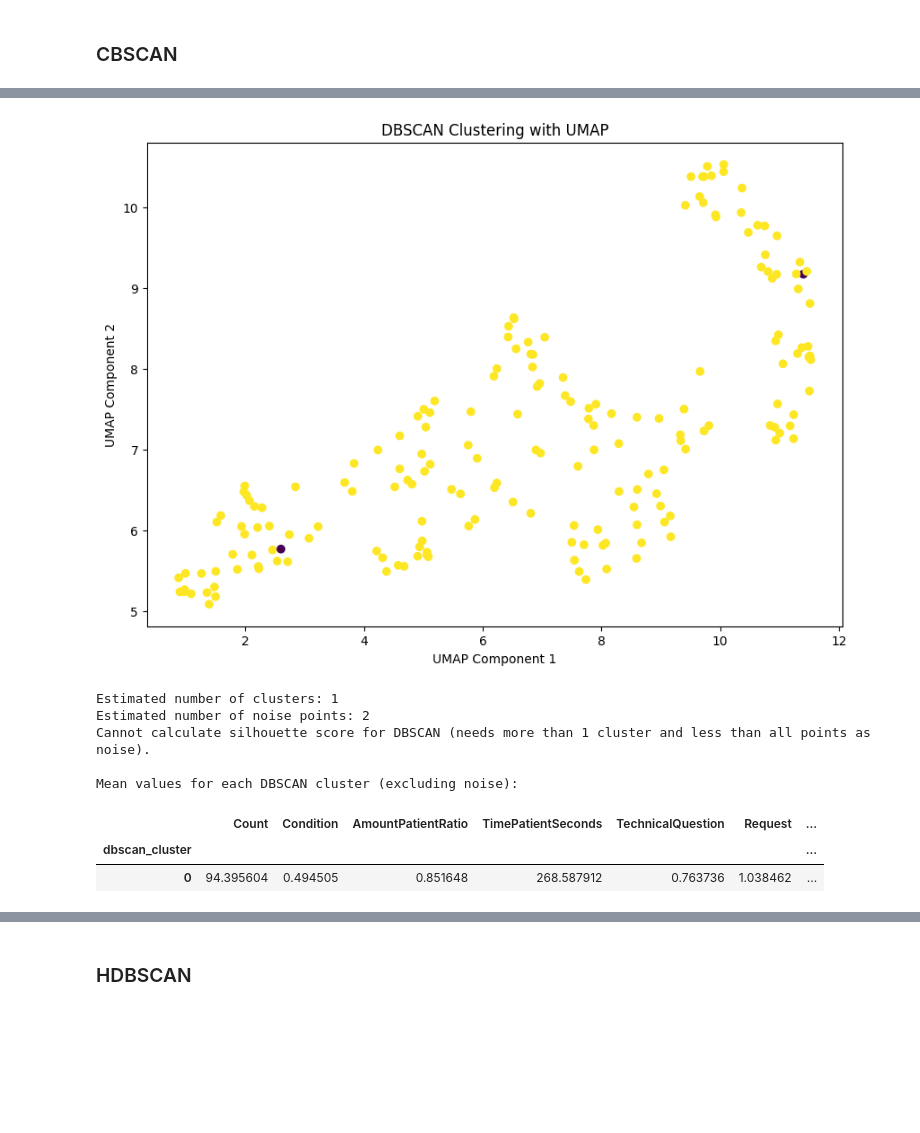
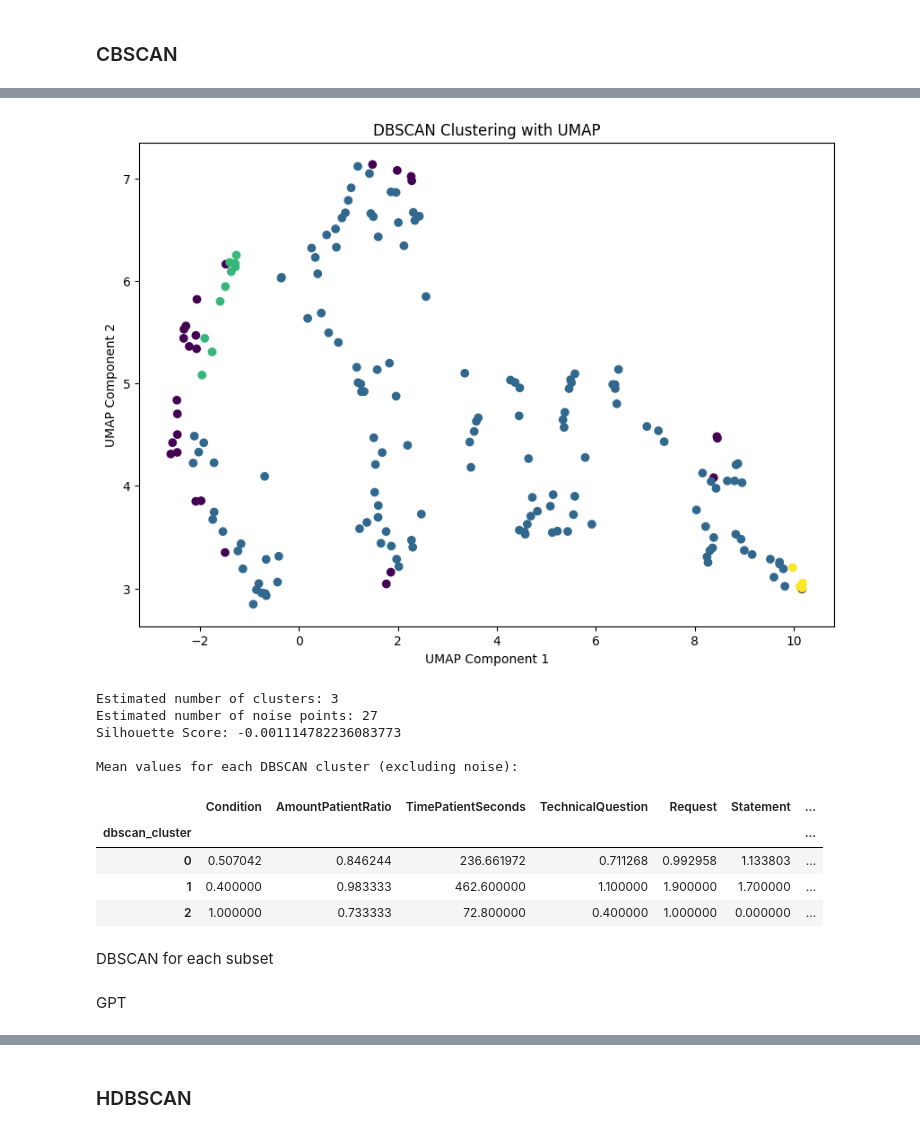
Before and after one commit to Mayra-N-S/CAS_ADS, a Jupyter notebook: Final Project/Assignment/CAS_Final_Project.ipynb, the cells around one changed output, grey strips where cells are left out. Saved outputs shown, nothing was run; the diff lists cells and outputs as text; code cells hidden in the pictures; blank space fills up the shorter version.

```diff
--- a/Final Project/Assignment/CAS_Final_Project.ipynb
+++ b/Final Project/Assignment/CAS_Final_Project.ipynb
@@ -270,7 +270,7 @@ axes[1].tick_params(axis='x', rotation=0)
 # %% [output]
 [figure]
 # %%
-df = pd.DataFrame(df2)
+#df = pd.DataFrame(df2)
 selected_columns = ['Condition','TechnicalQuestion', 'Request', 'Statement', 'Differentiate', 'Exclude', 'SupportDiagnostics', 'SupportManagement','Other']  # Replace with desired column names
 
 sum_replies = df[selected_columns]
@@ -1216,3 +1216,13 @@ Possible further models for our data could for example be the DBSCAN or the Gaus
 ![Different Clustering Models](https://github.com/Mayra-N-S/CAS_ADS/blob/main/Final%20Project/Assignment/DifferentClusteringModels.jpg?raw=1)
 # %% [markdown]
 ### CBSCAN
+# %%
+#Create a dataframe with the necessary variables
+clustering_df2 = df2[['Condition', 'AmountPatientRatio', 'TimePatientSeconds', 'TechnicalQuestion', 'Request', 'Statement', 'Differentiate', 'Exclude', 'SupportDiagnostics', 'SupportManagement', 'FirstQuestionSelf', 'AmountDiagnosesMentioned', 'AmountDiagnosesExcluded', 'DurationInteractionSeconds', 'AmountInteraction']]
+
+#Create a binary column for the variable 'Condition'
+#1 = ChatGPT, 0 = Human expert
+clustering_df2['Condition'] = clustering_df2['Condition'].apply(lambda x: 1 if x == "GPT" else 0)
+
+#Check if it worked
+#print(clustering_df2)
@@ -1250,57 +1305,61 @@ get_kdist_plot(X=clustering_df, k=k)
 # %%
-# prompt: i would like to perform a clustering using the cbscan method
-
 import matplotlib.pyplot as plt
 #!pip install scikit-learn
 from sklearn.cluster import DBSCAN
 
 # Apply UMAP
 reducer = umap.UMAP(random_state=42)
-embedding = reducer.fit_transform(clustering_df)
+embedding = reducer.fit_transform(clustering_df2)
 principalDf = pd.DataFrame(data = embedding, columns = ['umap component 1', 'umap component 2'])
 
 # Apply DBSCAN
-dbscan = DBSCAN(eps=420, min_samples=32) # default parameter values, You may need to tune eps and min_samples
-dbscan_labels = dbscan.fit_predict(clustering_df)
+dbscan = DBSCAN(eps=74, min_samples=4) # default parameter values: 0.5 and 5, then eps and min_samples was tuned
+dbscan_labels = dbscan.fit_predict(clustering_df2)
 
 # Visualize the results (using the previously calculated UMAP embedding for visualization)
 plt.figure(figsize=(10, 7))
 plt.scatter(principalDf['umap component 1'], principalDf['umap component 2'], c=dbscan_labels, cmap='viridis')
 plt.xlabel('UMAP Component 1')
 plt.ylabel('UMAP Component 2')
 plt.title('DBSCAN Clustering with UMAP')
 plt.show()
 
 # Print the number of clusters found (excluding noise points, labeled as -1)
 n_clusters_ = len(set(dbscan_labels)) - (1 if -1 in dbscan_labels else 0)
 n_noise_ = list(dbscan_labels).count(-1)
 
 print(f"Estimated number of clusters: {n_clusters_}")
 print(f"Estimated number of noise points: {n_noise_}")
 
 # Calculate silhouette score (if there are more than 1 clusters and less than all points are noise)
-if n_clusters_ > 1 and n_clusters_ < len(clustering_df):
-    silhouette_avg = silhouette_score(clustering_df, dbscan_labels)
+if n_clusters_ > 1 and n_clusters_ < len(clustering_df2):
+    silhouette_avg = silhouette_score(clustering_df2, dbscan_labels)
     print("Silhouette Score:", silhouette_avg)
 else:
     print("Cannot calculate silhouette score for DBSCAN (needs more than 1 cluster and less than all points as noise).")
 
 # To further understand and interpret the clusters, let's have a look at the distribution of the values for each cluster:
 # Add DBSCAN labels to the dataframe
-clustering_df['dbscan_cluster'] = dbscan_labels
+clustering_df2['dbscan_cluster'] = dbscan_labels
 
 # Group the data by cluster and calculate the mean of each feature
-df_grouped_dbscan = clustering_df[clustering_df['dbscan_cluster'] != -1].groupby('dbscan_cluster').mean()
+df_grouped_dbscan = clustering_df2[clustering_df2['dbscan_cluster'] != -1].groupby('dbscan_cluster').mean()
 
 print("\nMean values for each DBSCAN cluster (excluding noise):")
 df_grouped_dbscan
 # %% [output]
-[figure, old version]
+[figure, new version]
-Estimated number of clusters: 1
-Estimated number of noise points: 2
-Cannot calculate silhouette score for DBSCAN (needs more than 1 cluster and less than all points as noise).
+Estimated number of clusters: 3
+Estimated number of noise points: 27
+Silhouette Score: -0.001114782236083773
 
 Mean values for each DBSCAN cluster (excluding noise):
-|  | Count | Condition | AmountPatientRatio | TimePatientSeconds | TechnicalQuestion | Request | ... |
+|  | Condition | AmountPatientRatio | TimePatientSeconds | TechnicalQuestion | Request | Statement | ... |
 | dbscan_cluster |  |  |  |  |  |  | ... |
-| 0 | 94.395604 | 0.494505 | 0.851648 | 268.587912 | 0.763736 | 1.038462 | ... |
+| 0 | 0.507042 | 0.846244 | 236.661972 | 0.711268 | 0.992958 | 1.133803 | ... |
+| 1 | 0.400000 | 0.983333 | 462.600000 | 1.100000 | 1.900000 | 1.700000 | ... |
+| 2 | 1.000000 | 0.733333 | 72.800000 | 0.400000 | 1.000000 | 0.000000 | ... |
+# %% [markdown]
+DBSCAN for each subset
+# %% [markdown]
+GPT
```
Also changed, not shown: parts of 18 cells of this notebook.
